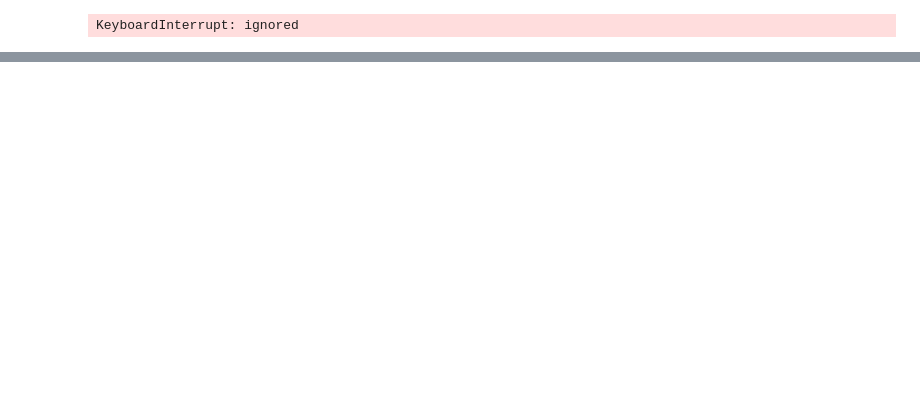
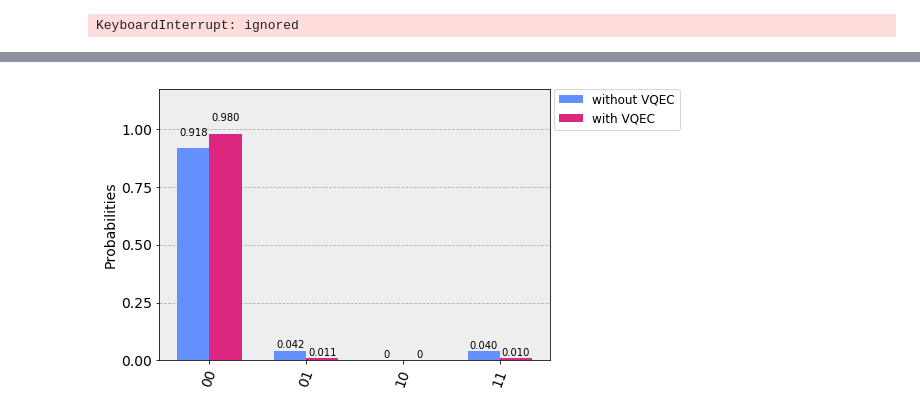
Before and after one commit to bobovnii/QML-QEC, a Jupyter notebook: QEC2.ipynb, the cells around one changed output, grey strips where cells are left out. Saved outputs shown, nothing was run; the diff lists cells and outputs as text; code cells hidden in the pictures; blank space fills up the shorter version.

```diff
--- a/QEC2.ipynb
+++ b/QEC2.ipynb
@@ -246,0 +315,10 @@ bounds
+# %%
+a = {'00':func([0,0,0,0,0,0],[1,0,0,0])[0],'01':func([0,0,0,0,0,0],[1,0,0,0])[1],'10':func([0,0,0,0,0,0],[1,0,0,0])[2],'11':func([0,0,0,0,0,0],[1,0,0,0])[3]}
+
+b = {'00':func([0,0,-0.5,0,0,0],[1,0,0,0])[0],'01':func([0,0,-0.5,0,0,0],[1,0,0,0])[1],'10':func([0,0,-0.5,0,0,0],[1,0,0,0])[2],'11':func([0,0,-0.5,0,0,0],[1,0,0,0])[3]}
+
+
+legend = ['without VQEC','with VQEC']
+plot_histogram([a,b],legend=legend)
+# %% [output]
+[figure, added]
```
Also changed, not shown: parts of 29 cells of this notebook.
